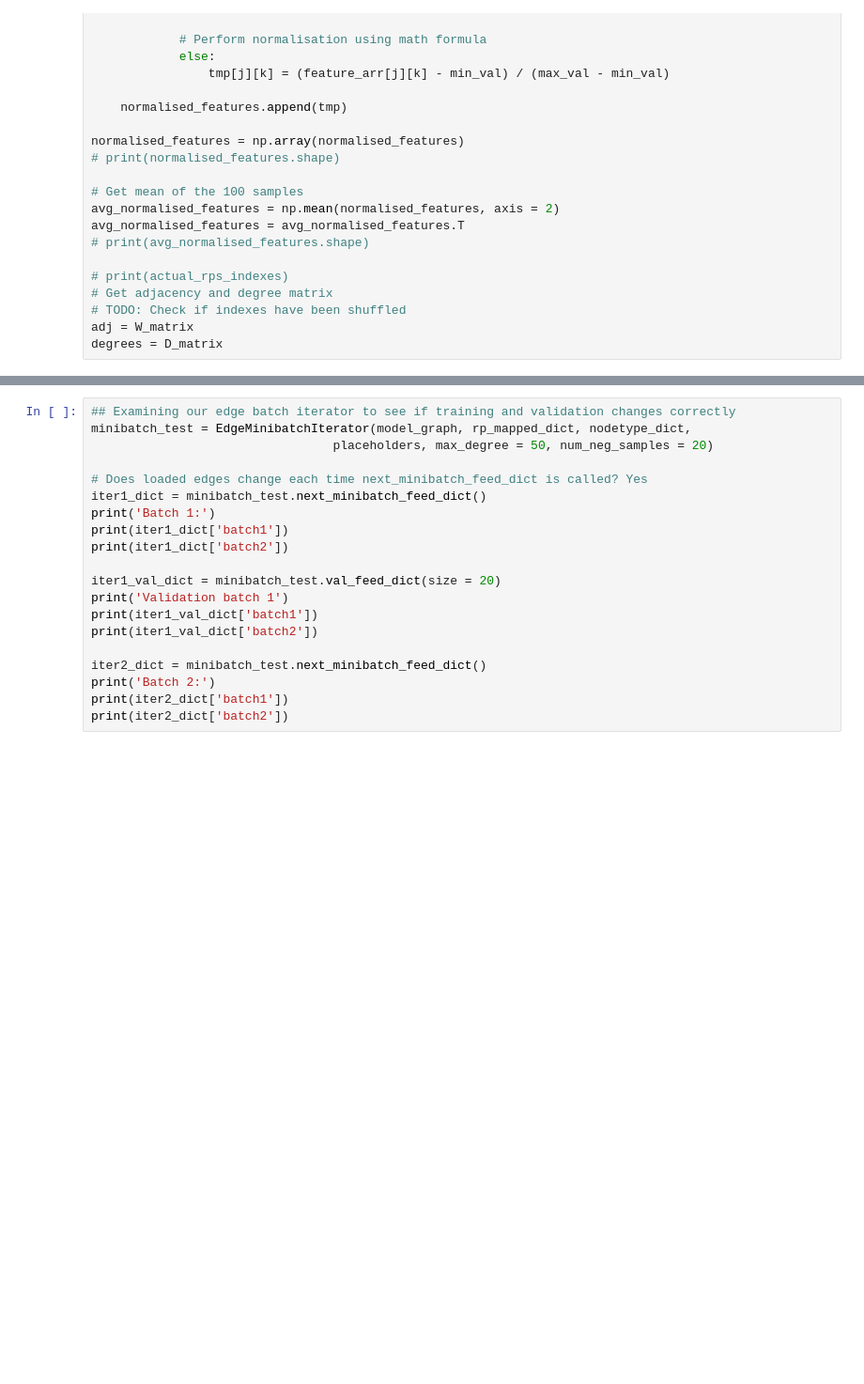
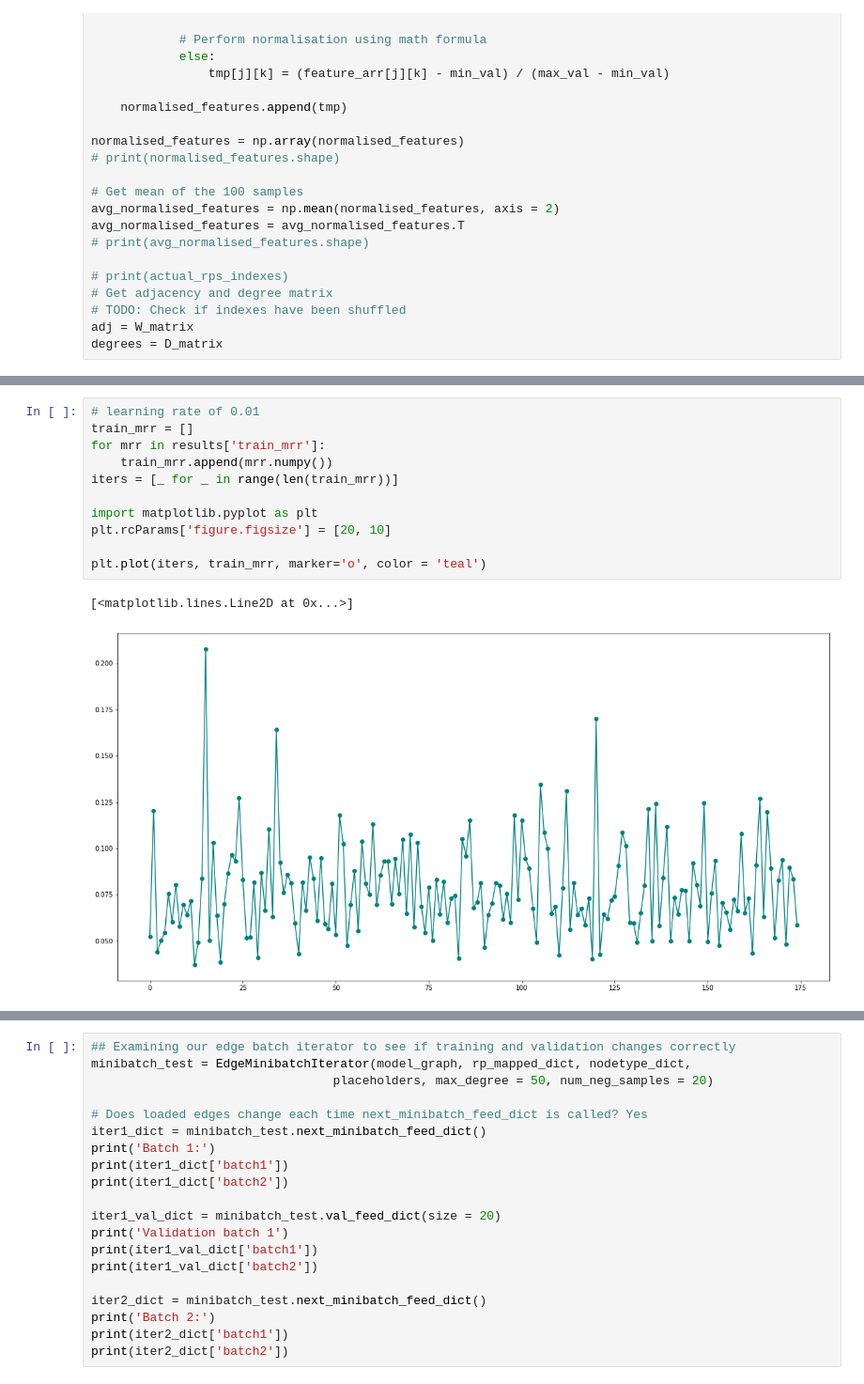
Before and after one commit to jinyangp/dso_localisation, a Jupyter notebook: data_augmentation/augmentation_graphsage.ipynb, the cells around one changed output, grey strips where cells are left out. Shown at 94% size. Cells and saved outputs as stored; diff of their text form; blank space fills up the shorter version.

```diff
--- a/data_augmentation/augmentation_graphsage.ipynb
+++ b/data_augmentation/augmentation_graphsage.ipynb
@@ -2451,0 +2520,14 @@ KeyboardInterrupt:
+# %%
+# learning rate of 0.01
+train_mrr = []
+for mrr in results['train_mrr']:
+    train_mrr.append(mrr.numpy())
+iters = [_ for _ in range(len(train_mrr))]
+
+import matplotlib.pyplot as plt
+plt.rcParams['figure.figsize'] = [20, 10]
+
+plt.plot(iters, train_mrr, marker='o', color = 'teal')
+# %% [output]
+[<matplotlib.lines.Line2D at 0x...>]
+[figure, added]
```
Also changed, not shown: parts of 17 cells of this notebook.
